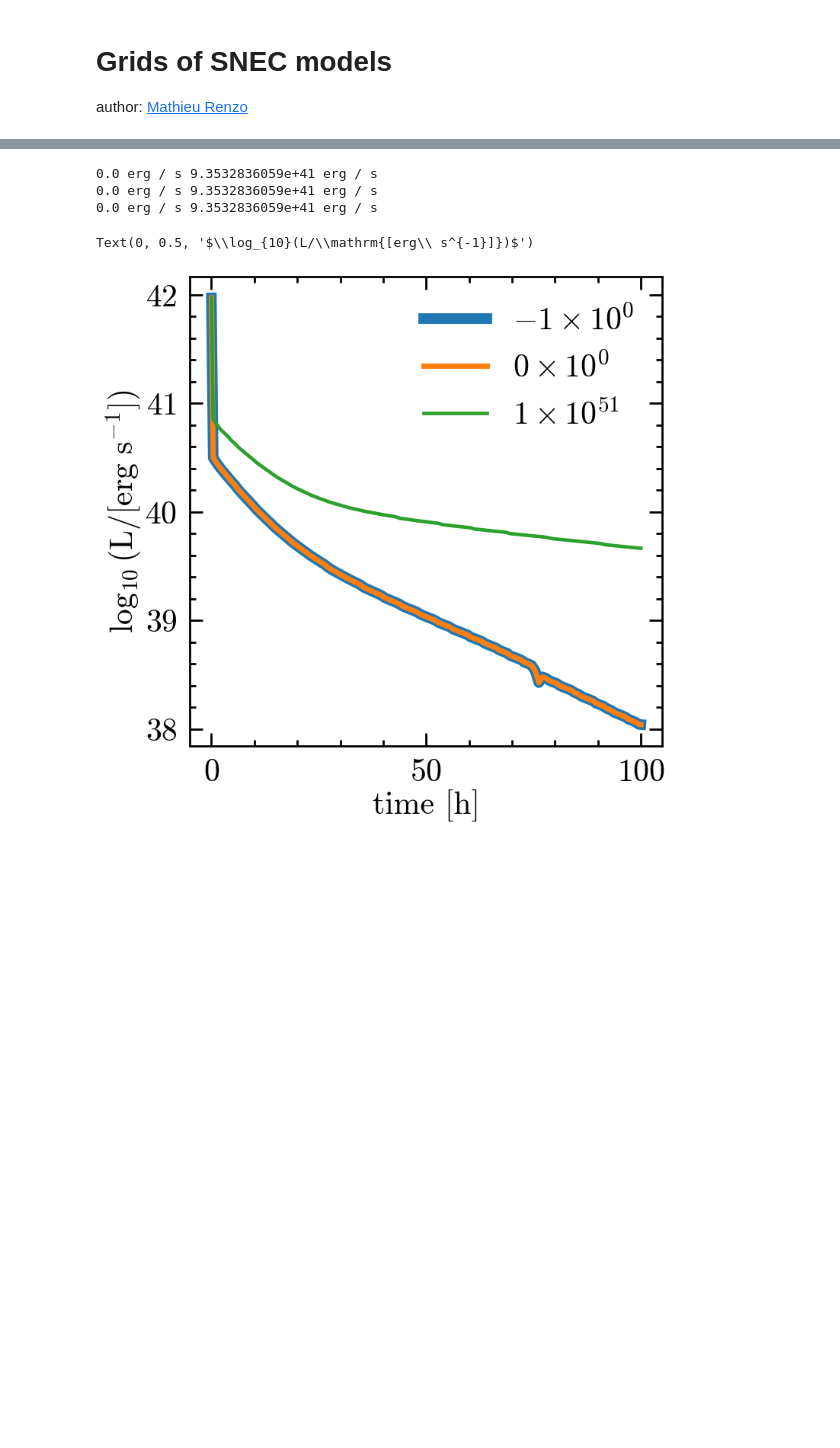
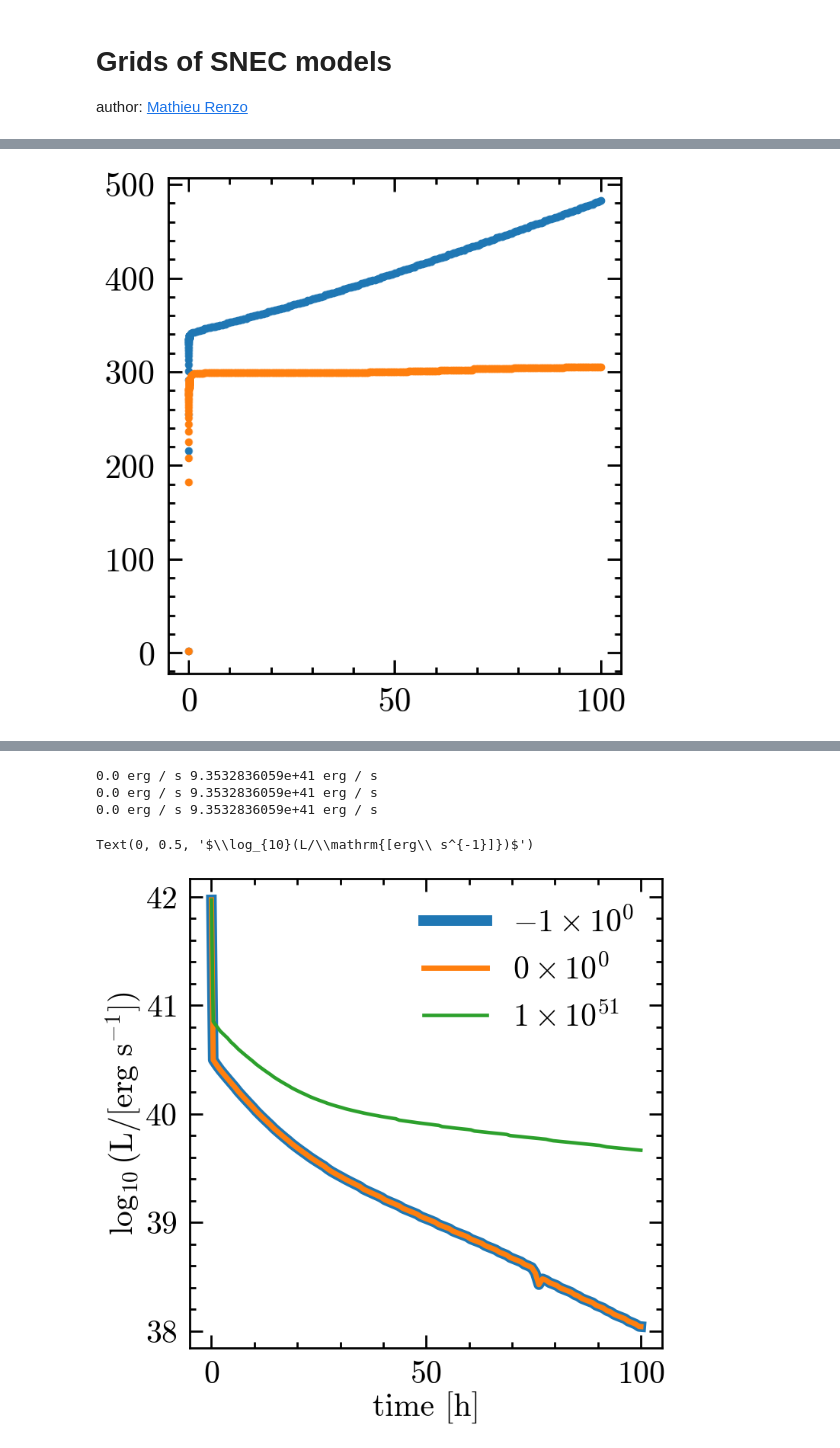
Before and after one commit to mathren/SNEC, a Jupyter notebook: scripts/SNEC_grids.ipynb, the cells around one changed output, grey strips where cells are left out. Cells and saved outputs as stored; diff of their text form; code cells hidden in the pictures; blank space fills up the shorter version.

```diff
--- a/scripts/SNEC_grids.ipynb
+++ b/scripts/SNEC_grids.ipynb
@@ -42,3 +43,13 @@ BE = 0.64589366106874414e51 *u.erg # see Table 2 in Morozova et al. 2015
+# %%
+fig = plt.figure()
+gs = gridspec.GridSpec(100, 110)
+ax = fig.add_subplot(gs[:, :100])
+
+for m in models:
+    t, iBC = get_innerBC_t(m+'Data/inner_boundary.dat')
+    ax.scatter(t.to(u.d), iBC)
+# %% [output]
+[figure, added]
 # %%
 fig = plt.figure()
 gs = gridspec.GridSpec(100, 110)
```
Also changed, not shown: parts of 6 cells of this notebook, 2 other files.
